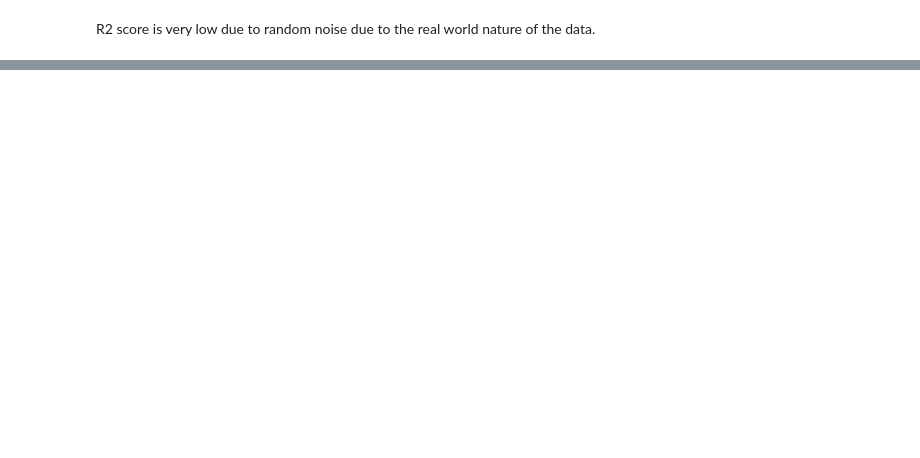
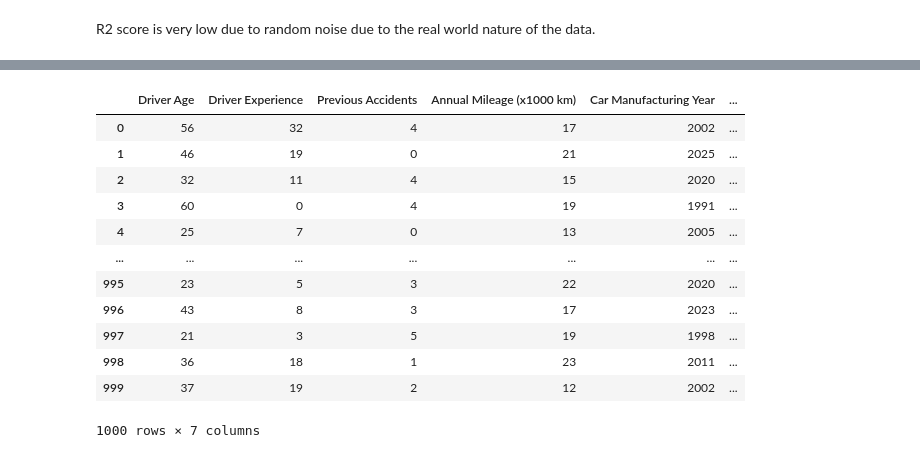
Before and after one commit to tamasfried/CarInsuranceMLProject, a Jupyter notebook: car_insurance.ipynb, the cells around one changed output, grey strips where cells are left out. Saved outputs shown, nothing was run; the diff lists cells and outputs as text; code cells hidden in the pictures; blank space fills up the shorter version.

```diff
--- a/car_insurance.ipynb
+++ b/car_insurance.ipynb
@@ -181,0 +263,16 @@ R2 score is very low due to random noise due to the real world nature of the dat
+# %%
+insurance_data
+# %% [output]
+|  | Driver Age | Driver Experience | Previous Accidents | Annual Mileage (x1000 km) | Car Manufacturing Year | ... |
+| 0 | 56 | 32 | 4 | 17 | 2002 | ... |
+| 1 | 46 | 19 | 0 | 21 | 2025 | ... |
+| 2 | 32 | 11 | 4 | 15 | 2020 | ... |
+| 3 | 60 | 0 | 4 | 19 | 1991 | ... |
+| 4 | 25 | 7 | 0 | 13 | 2005 | ... |
+| ... | ... | ... | ... | ... | ... | ... |
+| 995 | 23 | 5 | 3 | 22 | 2020 | ... |
+| 996 | 43 | 8 | 3 | 17 | 2023 | ... |
+| 997 | 21 | 3 | 5 | 19 | 1998 | ... |
+| 998 | 36 | 18 | 1 | 23 | 2011 | ... |
+| 999 | 37 | 19 | 2 | 12 | 2002 | ... |
+1000 rows × 7 columns
```
Also changed, not shown: parts of 15 cells of this notebook, 1 other file.
